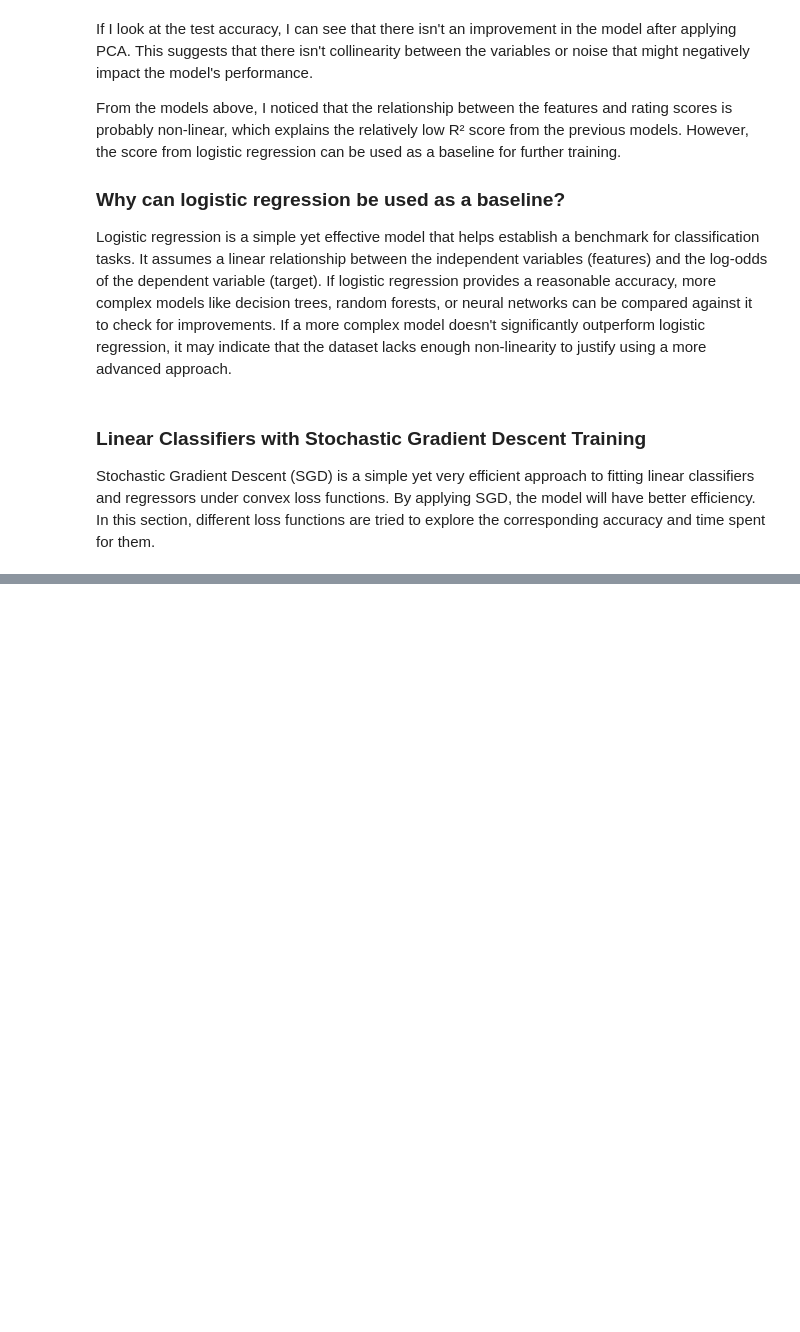
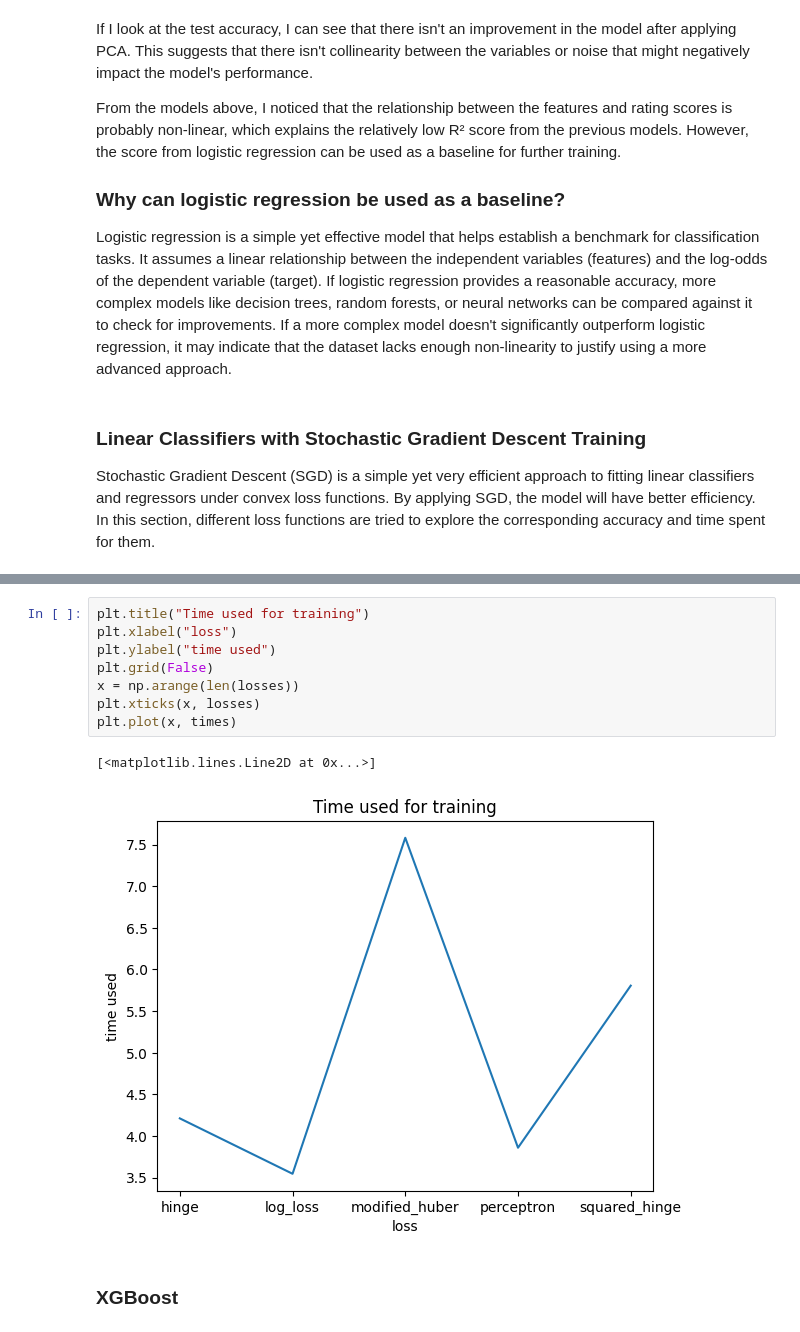
Before and after one commit to waiz2601/Brazilian-E-Commerce-Public-Dataset-by-Olist, a Jupyter notebook: model_building.ipynb, the cells around one changed output, grey strips where cells are left out. Drawn from its saved outputs; the diff is of its cells as text; blank space fills up the shorter version.

```diff
--- a/model_building.ipynb
+++ b/model_building.ipynb
@@ -328,0 +370,13 @@ Stochastic Gradient Descent (SGD) is a simple yet very efficient approach to fit
+# %%
+plt.title("Time used for training")
+plt.xlabel("loss")
+plt.ylabel("time used")
+plt.grid(False)
+x = np.arange(len(losses))
+plt.xticks(x, losses)
+plt.plot(x, times)
+# %% [output]
+[<matplotlib.lines.Line2D at 0x...>]
+[figure, added]
+# %% [markdown]
+### XGBoost
```
Also changed, not shown: parts of 9 cells of this notebook.
